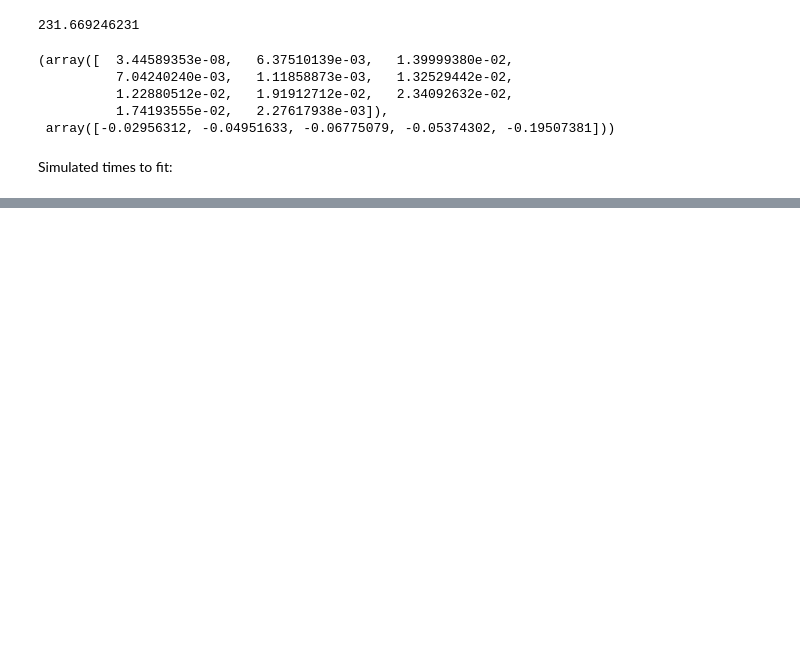
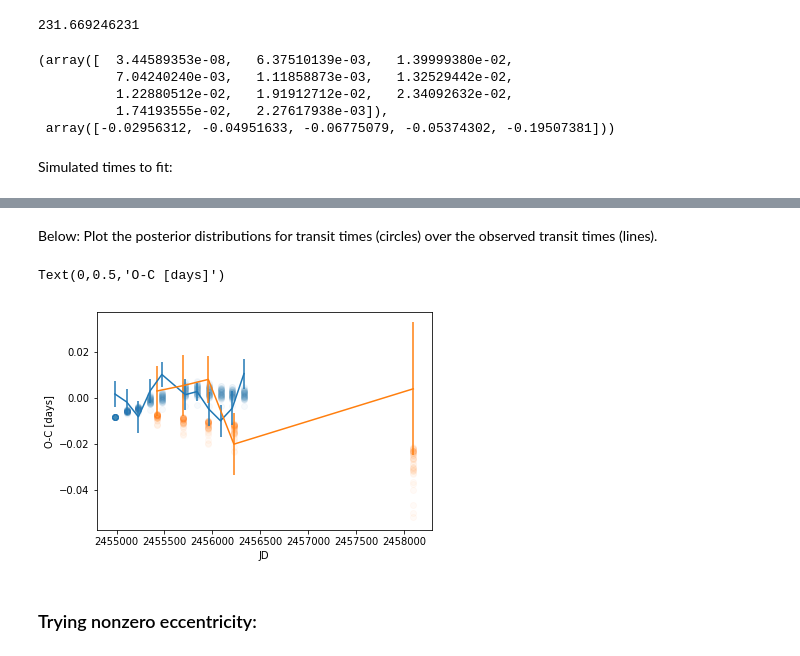
Before and after one commit to bmorris3/libra, a Jupyter notebook: notebooks/ttvfast_fit.ipynb, the cells around one changed output, grey strips where cells are left out. Cells and saved outputs as stored; diff of their text form; code cells hidden in the pictures; blank space fills up the shorter version.

```diff
--- a/notebooks/ttvfast_fit.ipynb
+++ b/notebooks/ttvfast_fit.ipynb
@@ -159,0 +143,35 @@ plt.savefig('ttv_recovery.png', bbox_inches='tight')
+# %% [markdown]
+Below: Plot the posterior distributions for transit times (circles) over the observed transit times (lines).
+# %%
+linear_ephem_e = np.polyval(np.polyfit(epochs_e, times_e, 1), epochs_e)
+linear_ephem_f = np.polyval(np.polyfit(epochs_f, times_f, 1), epochs_f)
+
+plt.errorbar(times_e, times_e - linear_ephem_e, errs_e)
+plt.errorbar(times_f, times_f - linear_ephem_f, errs_f)
+
+for i in range(50):
+    random_step = np.random.randint(sampler.flatchain.shape[0])
+    mass_e, mass_f = sampler.flatchain[random_step, :]
+    e = Planet(mass=mass_e, period=period_e, eccentricity=0, inclination=89.98,
+               longnode=90, argument=90, mean_anomaly=0)
+    f = Planet(mass=mass_f, period=period_f, eccentricity=0, inclination=89.90,
+               longnode=90, argument=90, mean_anomaly=360-phase)
+    result = ttvfast(planets=[e, f], stellar_mass=0.69, time=times_e.min()-0.01, dt=period_e/50, total=times_e.min()+5000)
+    planet_ind, epoch, times, rsky, vsky = [np.array(i) for i in result['positions']]
+    ignore_condition = (times != -2)
+    planet_ind, epoch, times, rsky, vsky = [i[ignore_condition] for i in [planet_ind, epoch, times, rsky, vsky]]
+
+    indices_e = (planet_ind == 0) & np.in1d(epoch, epochs_e)
+    indices_f = (planet_ind == 1) & np.in1d(epoch, epochs_f + 1)
+    epoch_e = epoch[indices_e]
+    epoch_f = epoch[indices_f]
+    model_times_e = times[indices_e]
+    model_times_f = times[indices_f]
+
+    plt.scatter(model_times_e, model_times_e - linear_ephem_e, alpha=0.03, color='C0')
+    plt.scatter(model_times_f, model_times_f - linear_ephem_f, alpha=0.03, color='C1')
+plt.xlabel('JD')
+plt.ylabel('O-C [days]')
+# %% [output]
+Text(0,0.5,'O-C [days]')
+[figure, added]
@@ -159,0 +205,2 @@ plt.savefig('ttv_recovery.png', bbox_inches='tight')
+# %% [markdown]
+### Trying nonzero eccentricity:
```
Also changed, not shown: parts of 16 cells of this notebook.
